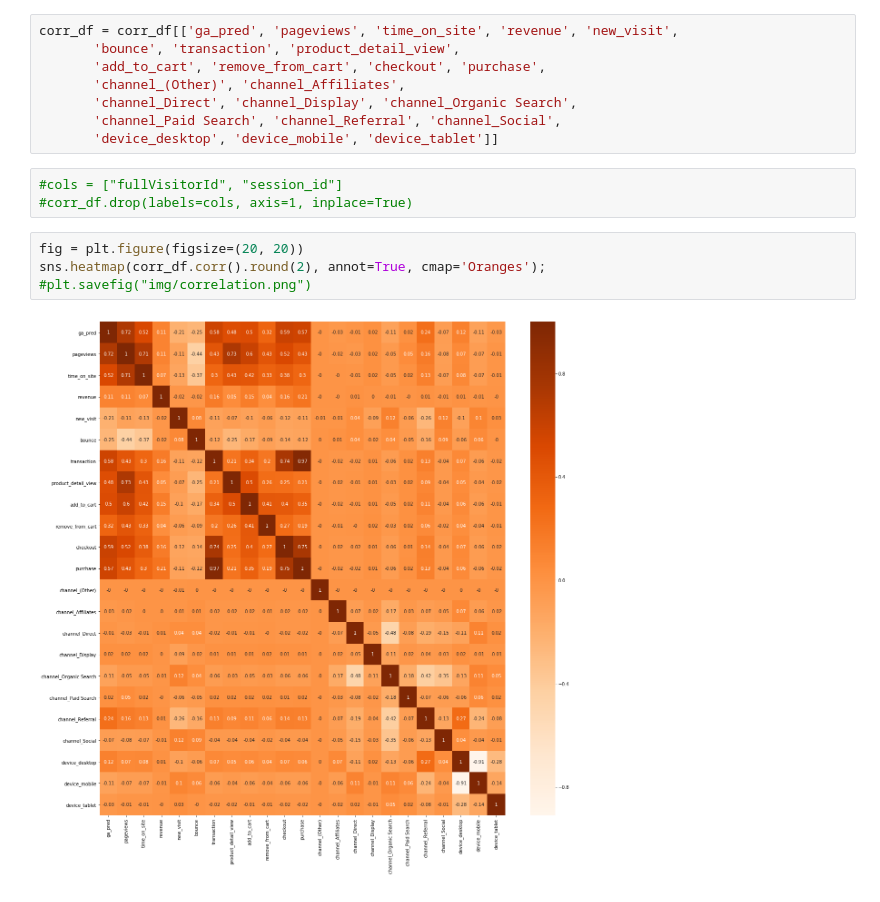
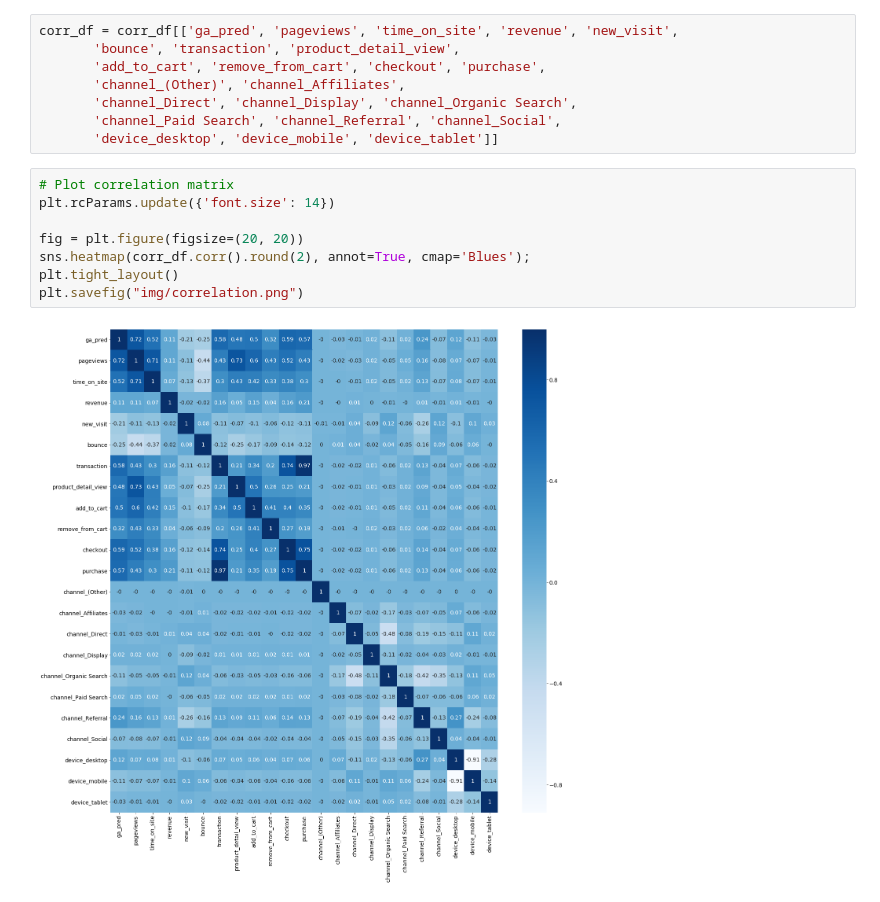
Before and after one commit to GunnarGriese/ga-session-quality, a Jupyter notebook: session-quality-assessment.ipynb, the cells around one changed output. Saved outputs shown, nothing was run; the diff lists cells and outputs as text.

```diff
--- a/session-quality-assessment.ipynb
+++ b/session-quality-assessment.ipynb
@@ -186,12 +206,13 @@ corr_df = corr_df[['ga_pred', 'pageviews', 'time_on_site', 'revenue', 'new_visit
        'channel_Direct', 'channel_Display', 'channel_Organic Search',
        'channel_Paid Search', 'channel_Referral', 'channel_Social',
        'device_desktop', 'device_mobile', 'device_tablet']]
-# %%
-#cols = ["fullVisitorId", "session_id"]
-#corr_df.drop(labels=cols, axis=1, inplace=True)
 # %%
+# Plot correlation matrix
+plt.rcParams.update({'font.size': 14})
+
 fig = plt.figure(figsize=(20, 20))
-sns.heatmap(corr_df.corr().round(2), annot=True, cmap='Oranges');
-#plt.savefig("img/correlation.png")
+sns.heatmap(corr_df.corr().round(2), annot=True, cmap='Blues');
+plt.tight_layout()
+plt.savefig("img/correlation.png")
 # %% [output]
-[figure, old version]
+[figure, new version]
```
Also changed, not shown: parts of 21 cells of this notebook, 5 other files.
